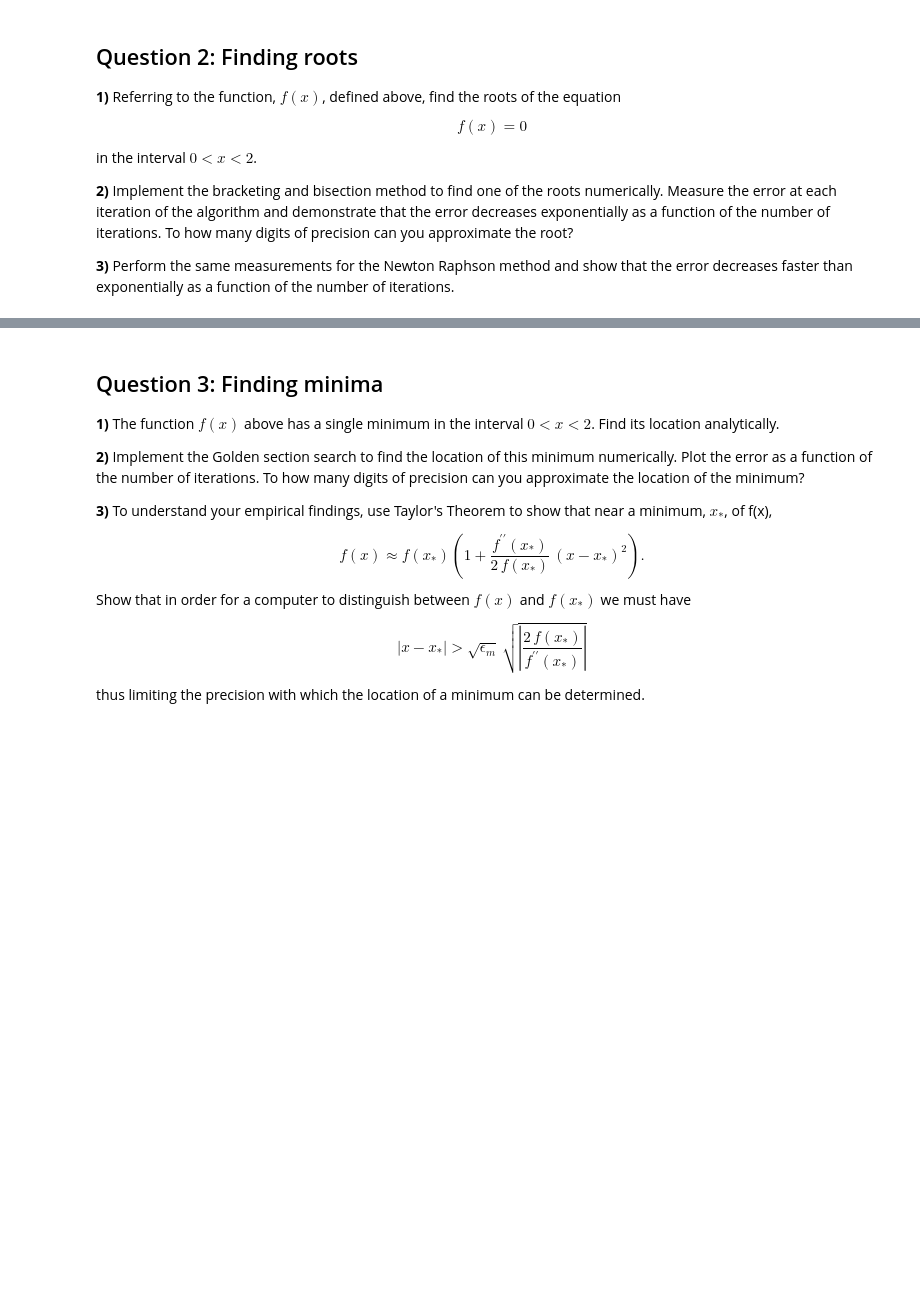
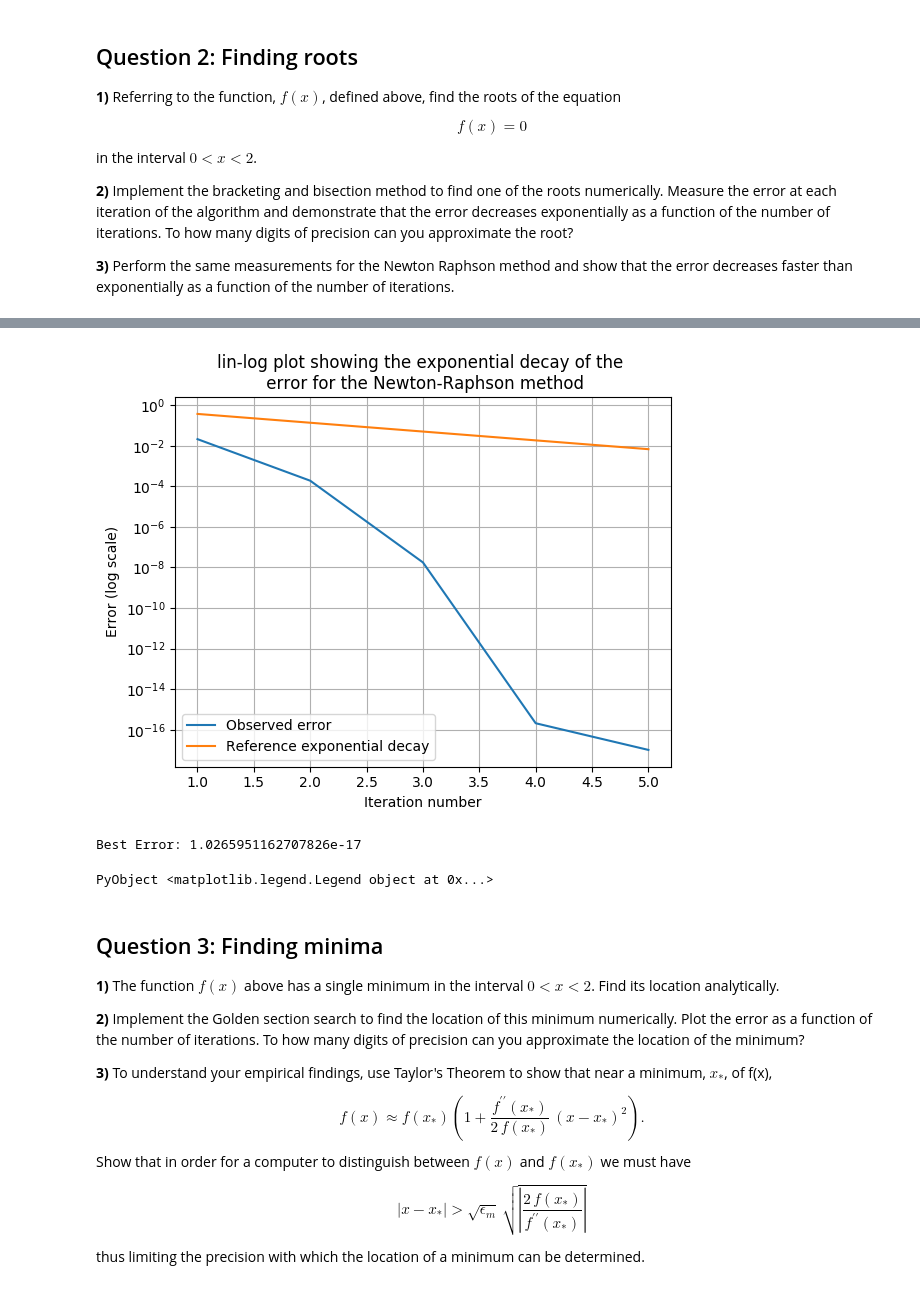
Before and after one commit to harveydevereux/MA934, a Jupyter notebook: workbook3.ipynb, the cells around one changed output, grey strips where cells are left out. Drawn from its saved outputs; the diff is of its cells as text; code cells hidden in the pictures; blank space fills up the shorter version.

```diff
--- a/workbook3.ipynb
+++ b/workbook3.ipynb
@@ -50,3 +212,21 @@ in the interval $0<x<2$.
+# %%
+root, error = newton_raphson(f,f¹,1.0)
+
+n = 1:1:length(error)
+
+semilogy(n,error, label="Observed error")
+semilogy(n,exp(-n), label="Reference exponential decay")
+
+println("Best Error: ", Float64(minimum(error)))
+title("lin-log plot showing the exponential decay of the \n error for the Newton-Raphson method")
+xlabel("Iteration number")
+ylabel("Error (log scale)")
+grid()
+legend()
+# %% [output]
+[figure, added]
+Best Error: 1.0265951162707826e-17
+PyObject <matplotlib.legend.Legend object at 0x...>
 # %% [markdown]
 ## Question 3: Finding minima
 
```
Also changed, not shown: parts of 25 cells of this notebook, 4 other files.
